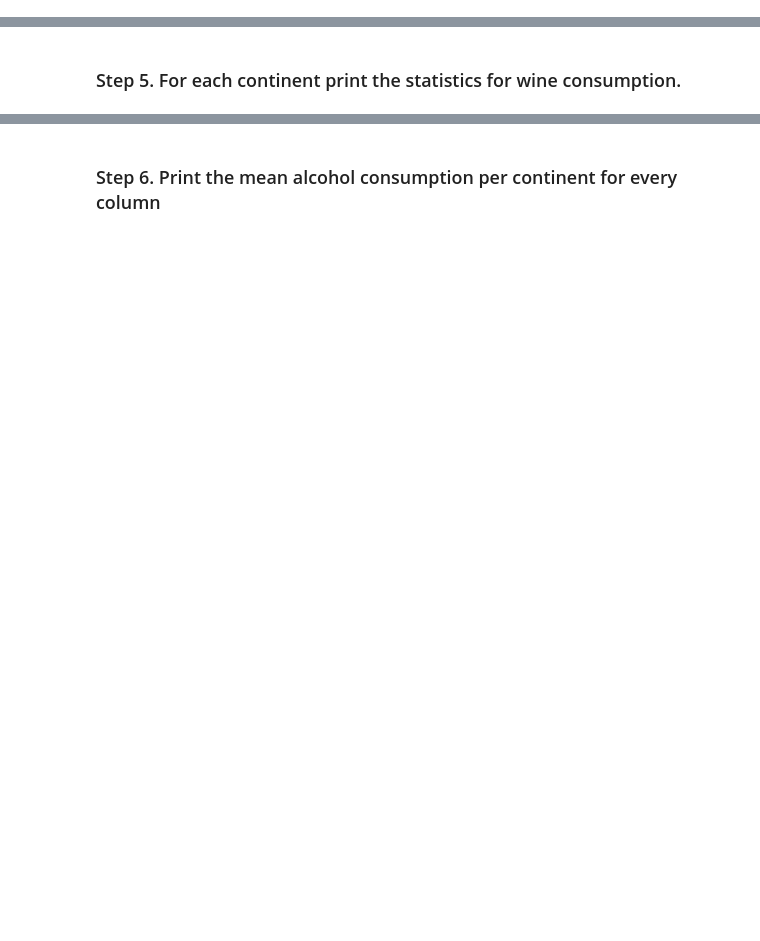
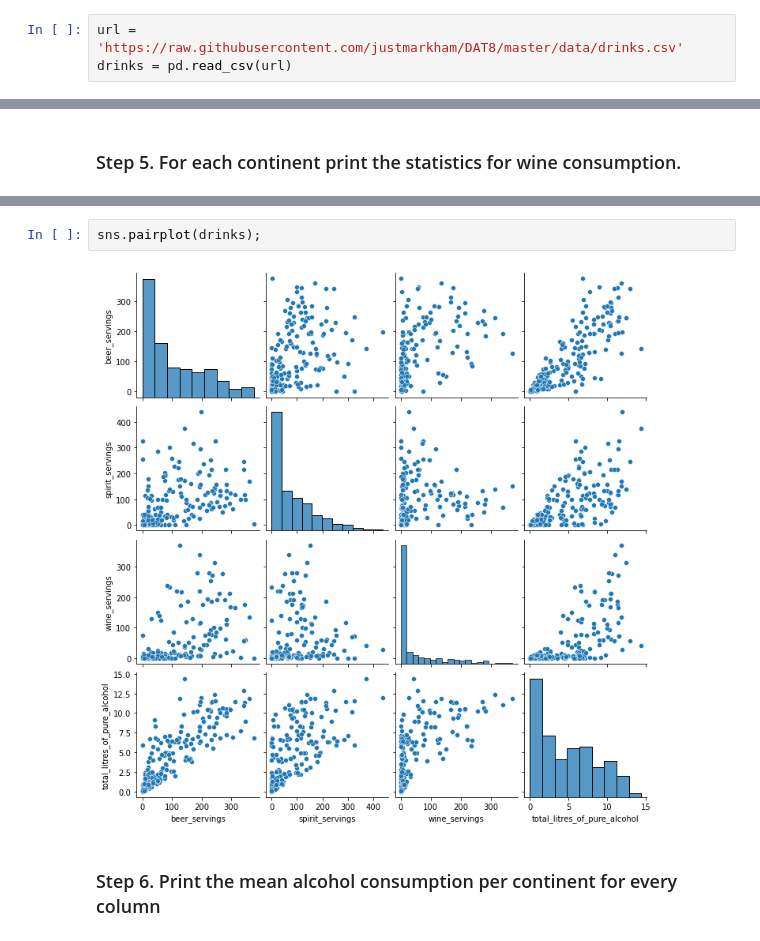
Before and after one commit to HunterKane/Data-Manipulation-Exercises, a Jupyter notebook: 03_Grouping/Alcohol_Consumption/Exercise.ipynb, the cells around one changed output, grey strips where cells are left out. Saved outputs shown, nothing was run; the diff lists cells and outputs as text; blank space fills up the shorter version.

```diff
--- a/03_Grouping/Alcohol_Consumption/Exercise.ipynb
+++ b/03_Grouping/Alcohol_Consumption/Exercise.ipynb
@@ -13,3 +19,6 @@ Check out this [Diagram](http://i.imgur.com/yjNkiwL.png)
 ### Step 2. Import the dataset from this [address](https://raw.githubusercontent.com/justmarkham/DAT8/master/data/drinks.csv).
 # %% [markdown]
 ### Step 3. Assign it to a variable called drinks.
+# %%
+url = 'https://raw.githubusercontent.com/justmarkham/DAT8/master/data/drinks.csv'
+drinks = pd.read_csv(url)
@@ -20,2 +65,6 @@ Check out this [Diagram](http://i.imgur.com/yjNkiwL.png)
+# %%
+sns.pairplot(drinks);
+# %% [output]
+[figure, added]
 # %% [markdown]
 ### Step 6. Print the mean alcohol consumption per continent for every column
```
Also changed, not shown: parts of 7 cells of this notebook.
